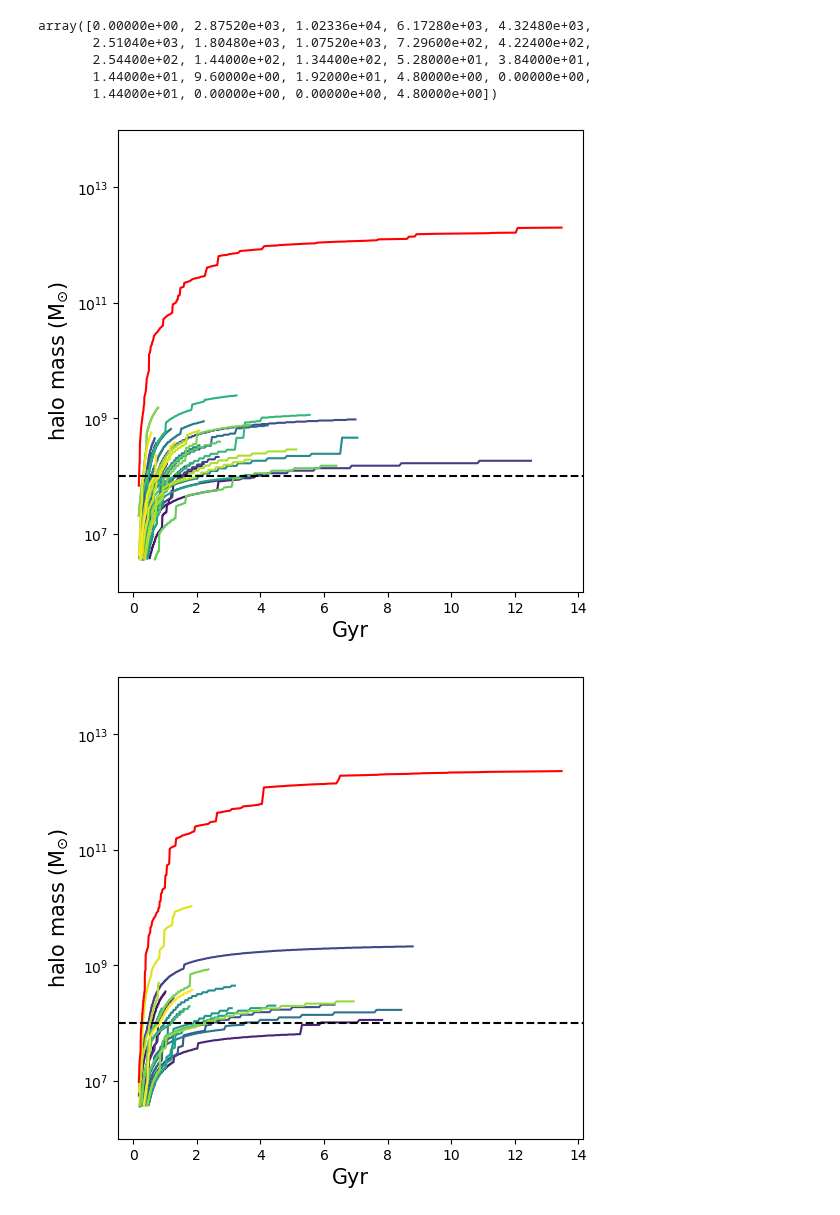
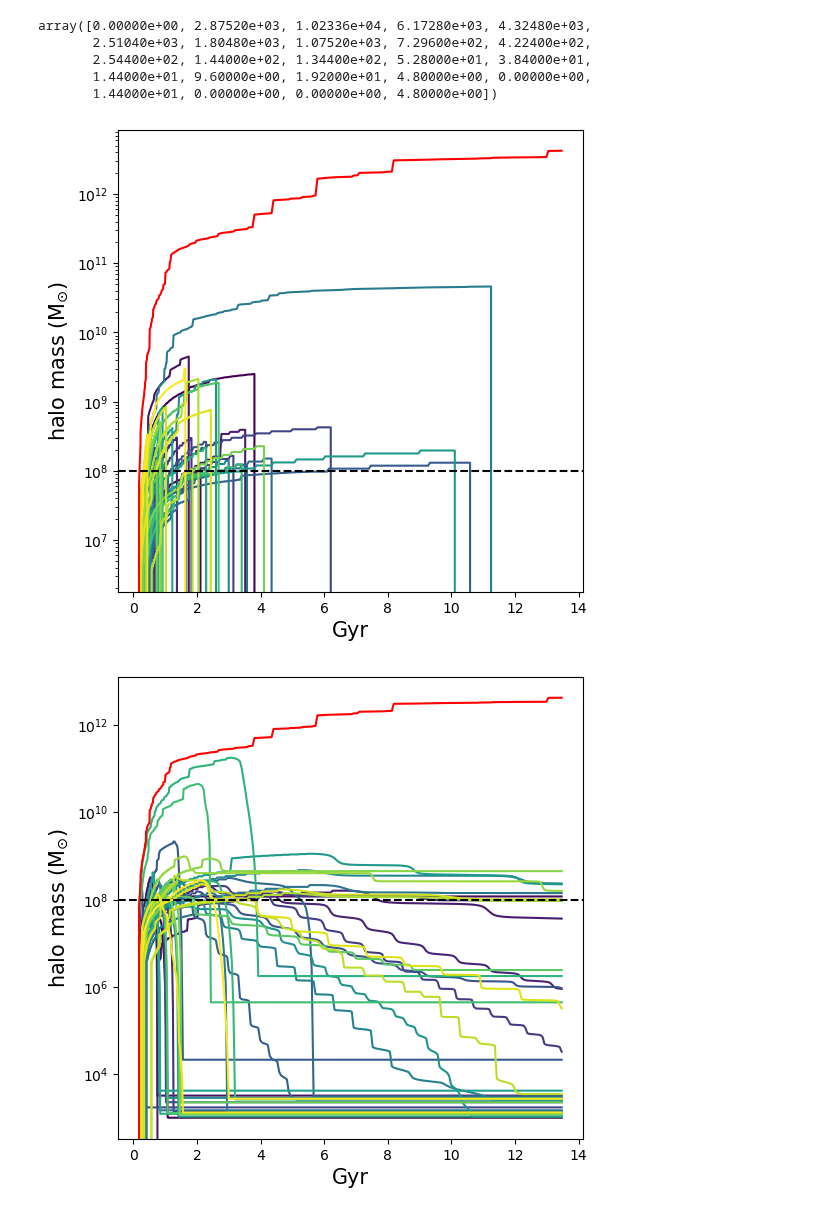
Before and after one commit to jsmonzon/SatGen, a Jupyter notebook: notebooks/test.ipynb, the cells around one changed output. Drawn from its saved outputs; the diff is of its cells as text; code cells hidden in the pictures.

```diff
--- a/notebooks/test.ipynb
+++ b/notebooks/test.ipynb
@@ -93,13 +93,13 @@ def plot_single_realization(tree, nhalo=20):
     plt.ylabel("halo mass (M$_{\odot}$)", fontsize=15)
     plt.yscale("log")
     plt.axhline(10**8, ls="--", color="black")
-    plt.ylim(1e6,1e14)
+    #plt.ylim(1e6,1e14)
     plt.show()
 # %%
-plot_single_realization(np.load("../../data/new_test_8_0/tree_12.151_0.npz"), 40)
+plot_single_realization(np.load("../../data/Mhalo_test_8_0/tree_0.npz"), 40)
 # %% [output]
-[figure, old version]
+[figure, new version]
 # %%
-plot_single_realization(np.load("../../data/new_test_8_0/tree_12.211_1.npz"))
+plot_single_realization(np.load("../../data/Mhalo_test_8_0/tree_0evo.npz"), 40)
 # %% [output]
-[figure, old version]
+[figure, new version]
```
Also changed, not shown: 1 other file.
